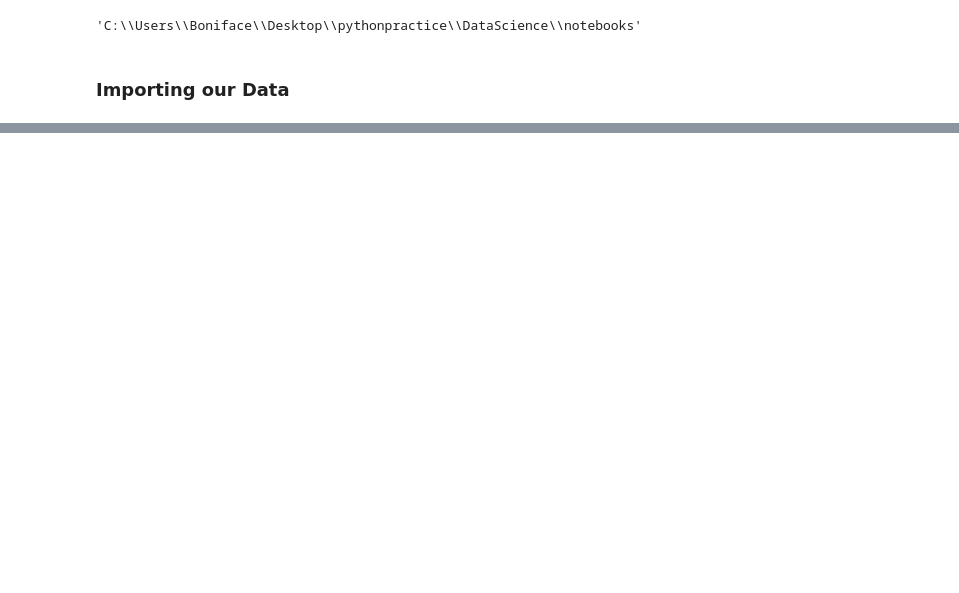
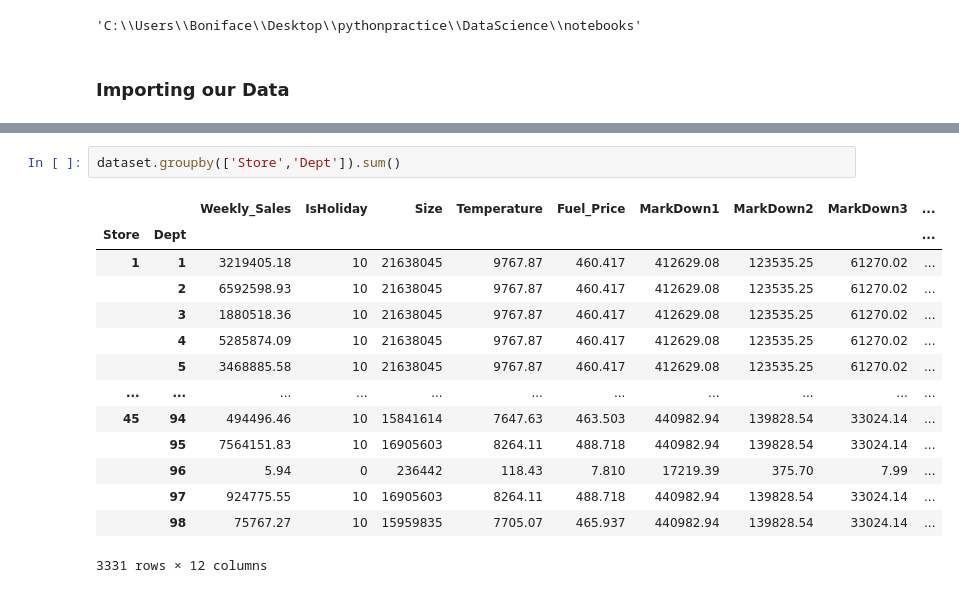
Before and after one commit to tevish321/DSEA-Group, a Jupyter notebook: walmart-recruiting.ipynb, the cells around one changed output, grey strips where cells are left out. Drawn from its saved outputs; the diff is of its cells as text; blank space fills up the shorter version.

```diff
--- a/walmart-recruiting.ipynb
+++ b/walmart-recruiting.ipynb
@@ -654,0 +181,17 @@ sampleSubmission.to_csv('output.csv', index=False)
+# %%
+dataset.groupby(['Store','Dept']).sum()
+# %% [output]
+|  |  | Weekly_Sales | IsHoliday | Size | Temperature | Fuel_Price | MarkDown1 | MarkDown2 | MarkDown3 | ... |
+| Store | Dept |  |  |  |  |  |  |  |  | ... |
+| 1 | 1 | 3219405.18 | 10 | 21638045 | 9767.87 | 460.417 | 412629.08 | 123535.25 | 61270.02 | ... |
+|  | 2 | 6592598.93 | 10 | 21638045 | 9767.87 | 460.417 | 412629.08 | 123535.25 | 61270.02 | ... |
+|  | 3 | 1880518.36 | 10 | 21638045 | 9767.87 | 460.417 | 412629.08 | 123535.25 | 61270.02 | ... |
+|  | 4 | 5285874.09 | 10 | 21638045 | 9767.87 | 460.417 | 412629.08 | 123535.25 | 61270.02 | ... |
+|  | 5 | 3468885.58 | 10 | 21638045 | 9767.87 | 460.417 | 412629.08 | 123535.25 | 61270.02 | ... |
+| ... | ... | ... | ... | ... | ... | ... | ... | ... | ... | ... |
+| 45 | 94 | 494496.46 | 10 | 15841614 | 7647.63 | 463.503 | 440982.94 | 139828.54 | 33024.14 | ... |
+|  | 95 | 7564151.83 | 10 | 16905603 | 8264.11 | 488.718 | 440982.94 | 139828.54 | 33024.14 | ... |
+|  | 96 | 5.94 | 0 | 236442 | 118.43 | 7.810 | 17219.39 | 375.70 | 7.99 | ... |
+|  | 97 | 924775.55 | 10 | 16905603 | 8264.11 | 488.718 | 440982.94 | 139828.54 | 33024.14 | ... |
+|  | 98 | 75767.27 | 10 | 15959835 | 7705.07 | 465.937 | 440982.94 | 139828.54 | 33024.14 | ... |
+3331 rows × 12 columns
```
Also changed, not shown: parts of 160 cells of this notebook.
